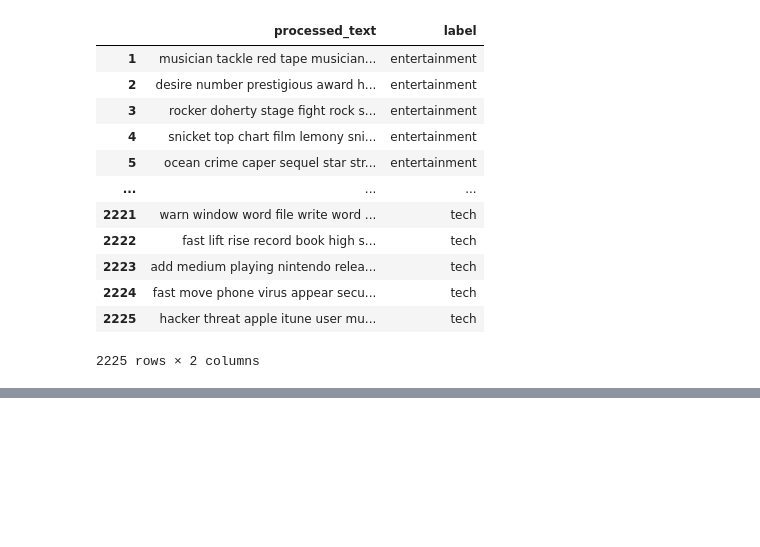
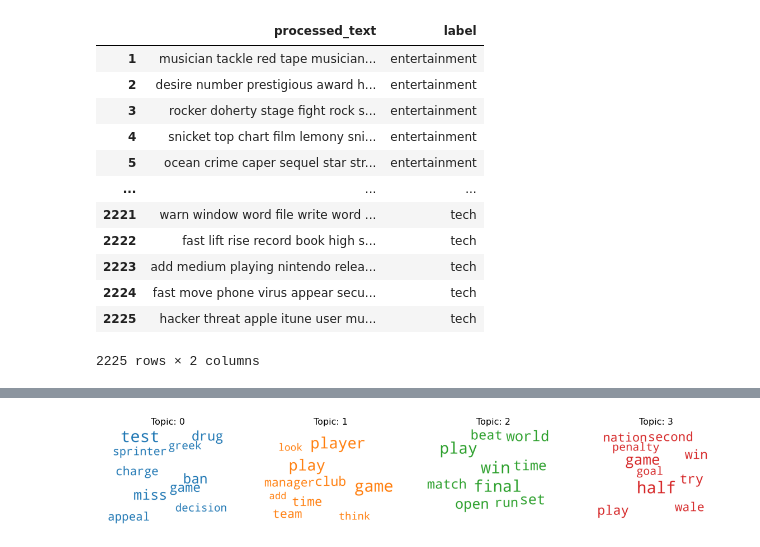
Before and after one commit to alegrib/homework_module_6, a Jupyter notebook: Task 2.ipynb, the cells around one changed output, grey strips where cells are left out. Saved outputs shown, nothing was run; the diff lists cells and outputs as text; code cells hidden in the pictures; blank space fills up the shorter version.

```diff
--- a/Task 2.ipynb
+++ b/Task 2.ipynb
@@ -225,0 +279,5 @@ for i, ax in enumerate(axes.flatten()):
+# %%
+lda_sport, cor_sport, dic_sport, words_sport = Topics(data, 'sport').lda()
+
+vis_sport = gensimvis.prepare(lda_sport, cor_sport, dic_sport)
+pyLDAvis.display(vis_sport)
@@ -225,0 +299,4 @@ for i, ax in enumerate(axes.flatten()):
+# %%
+cloud_vis(words_sport)
+# %% [output]
+[figure, added]
```
Also changed, not shown: parts of 26 cells of this notebook.
